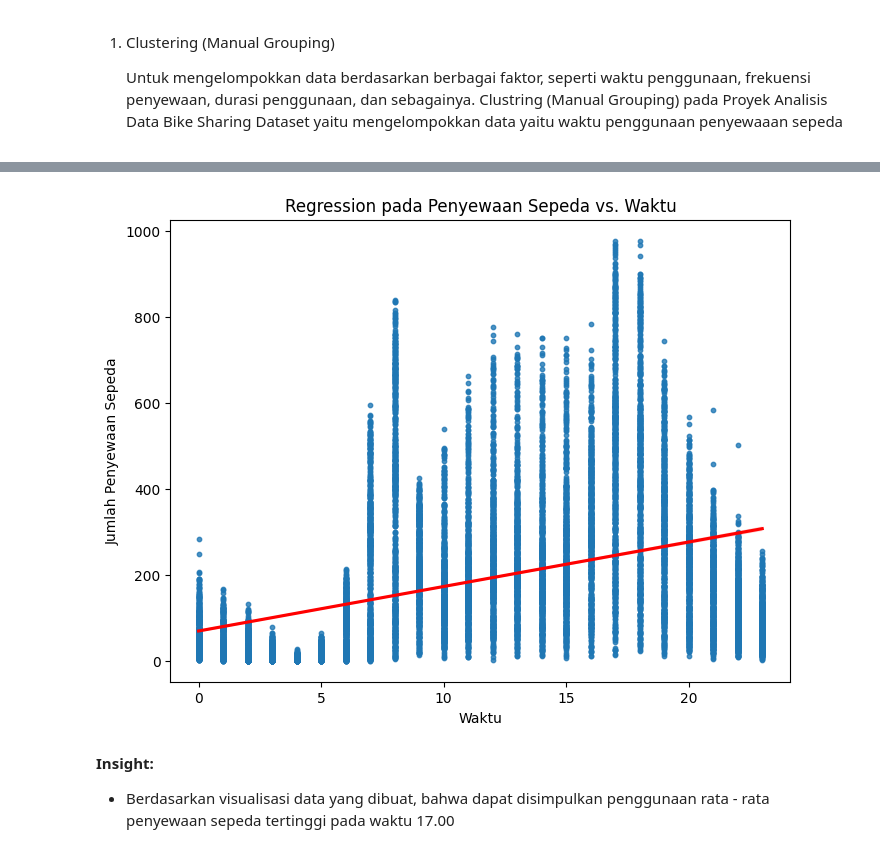
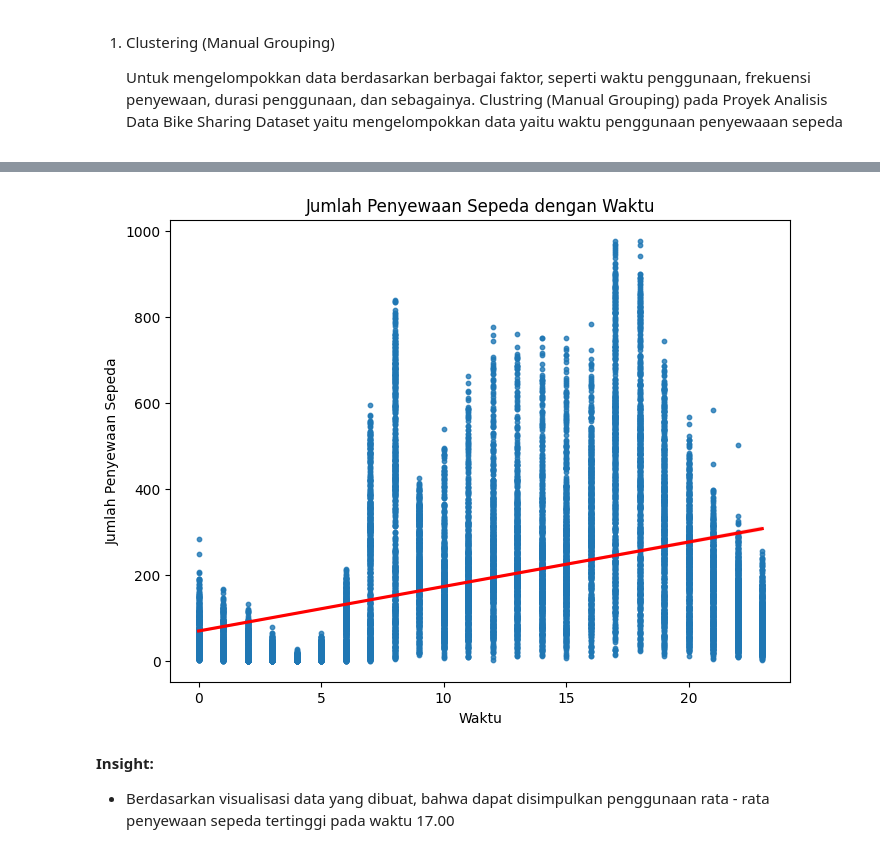
Before and after one commit to liqolina/Bike-Sharing-Dataset-Dicoding, a Jupyter notebook: notebook.ipynb, the cells around one changed output, grey strips where cells are left out. Saved outputs shown, nothing was run; the diff lists cells and outputs as text; code cells hidden in the pictures.

```diff
--- a/notebook.ipynb
+++ b/notebook.ipynb
@@ -797,21 +797,28 @@ plt.show()
     Clustring (Manual Grouping) pada Proyek Analisis Data Bike Sharing Dataset yaitu mengelompokkan data yaitu waktu penggunaan penyewaaan sepeda
 # %%
 # Mengelompokkan data berdasarkan waktu penggunaan, frekuensi penyewaan sepeda, suhu, kelembapan lingkungan, dan kecepatan angin
-grouped_season = bike_hour_df.groupby('hr').agg({
+grouped_df = bike_hour_df.groupby('hr').agg({
     'count': 'mean',      # Jumlah rata rata penyewaan sepeda
     'temp': 'mean',       # Temperatur lingkungan rata - rata per season
     'hum': 'mean',        # Kelembapan rata - rata per season
     'windspeed': 'mean'   # Kecepatan angin rata -rata
 }).reset_index()
 
-print(grouped_season)
+grouped_df.rename(columns={'hr': 'Hour', 'count': 'Count', 'temp': 'Temperature*41', 'hum': 'Humidity*100', 'windspeed': 'Windspeed*67'}, inplace=True)
+
+print(grouped_df)
 
 # Menbuat regression plot untuk menampilkan hubungan season dan jumlah penyewaan sepeda
 plt.figure(figsize=(8, 6))
-sns.regplot(x='hr', y='count', data=bike_hour_df, scatter_kws={'s': 10}, line_kws={'color': 'red'})
+sns.regplot(x='hr',
+            y='count',
+            data=bike_hour_df,
+            scatter_kws={'s': 10},
+            line_kws={'color': 'red'}
+            )
 
 # Membuat plot
-plt.title('Regression pada Penyewaan Sepeda vs. Waktu')
+plt.title('Jumlah Penyewaan Sepeda dengan Waktu')
 plt.xlabel('Waktu')
 plt.ylabel('Jumlah Penyewaan Sepeda')
 
@@ -838,4 +845,4 @@ plt.show()
-[figure, old version]
+[figure, new version]
 # %% [markdown]
 **Insight:**
 - Berdasarkan visualisasi data yang dibuat, bahwa dapat disimpulkan penggunaan rata - rata penyewaan sepeda tertinggi pada waktu 17.00
```
Also changed, not shown: parts of 4 cells of this notebook.
